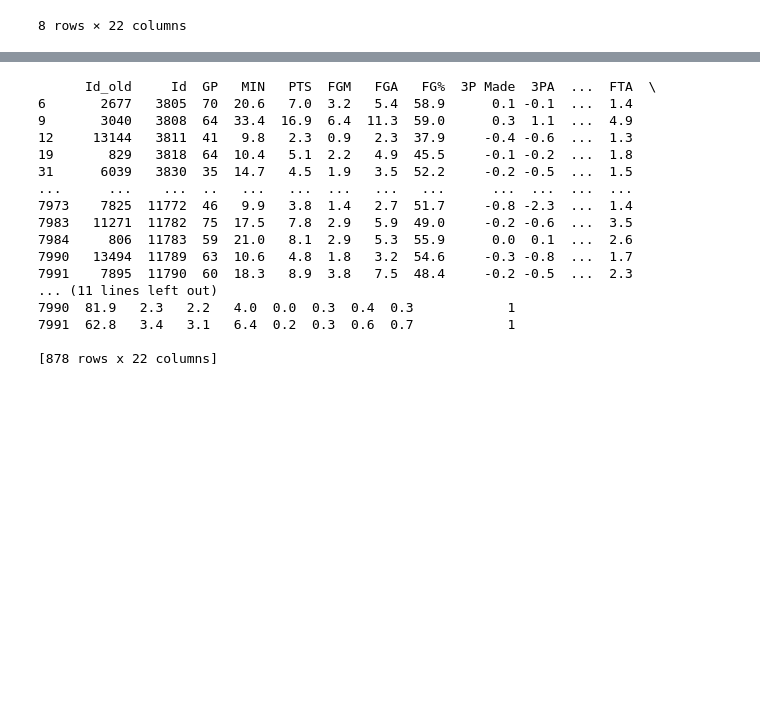
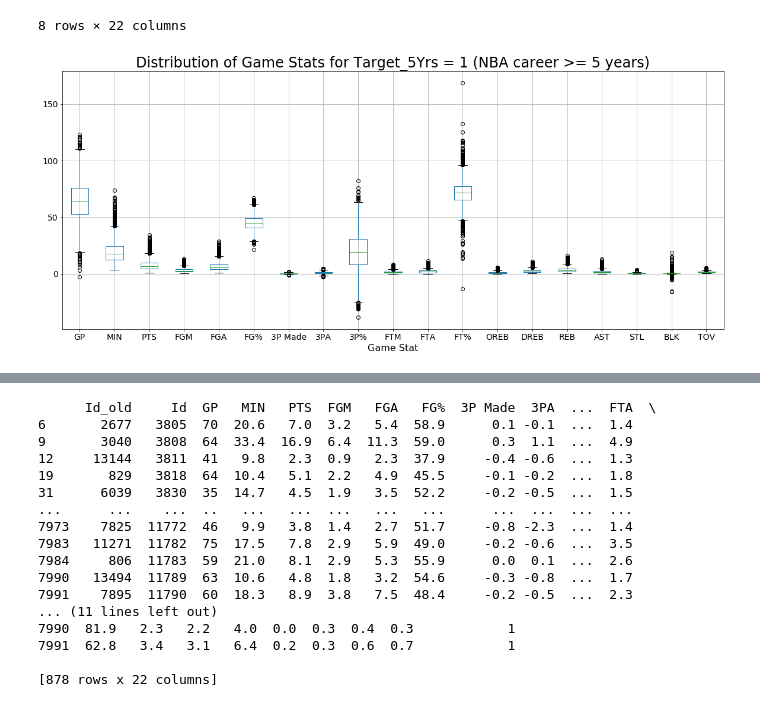
Before and after one commit to Reasmey/adsi_group2leftfeet, a Jupyter notebook: notebooks/EDA_features.ipynb, the cells around one changed output, grey strips where cells are left out. Cells and saved outputs as stored; diff of their text form; code cells hidden in the pictures; blank space fills up the shorter version.

Commit message:
charts for report

```diff
--- a/notebooks/EDA_features.ipynb
+++ b/notebooks/EDA_features.ipynb
@@ -137,3 +129,25 @@ df_zero.describe()
 | 75% | 10135.500000 | 9695.000000 | 64.000000 | 18.800000 | 7.100000 | 2.700000 | 6.300000 | 46.500000 | 0.500000 | 1.500000 | ... | ... |
 | max | 13788.000000 | 11793.000000 | 107.000000 | 51.400000 | 25.000000 | 9.800000 | 21.000000 | 65.300000 | 1.600000 | 4.600000 | ... | ... |
 8 rows × 22 columns
+# %%
+# plot the distribution of class 1 variables
+boxplot_one = df_one.boxplot(column=['GP', 'MIN', 'PTS','FGM','FGA','FG%','3P Made','3PA', '3P%','FTM','FTA','FT%','OREB','DREB','REB','AST','STL','BLK','TOV'], figsize = (20,8), )
+boxplot_one.axes.set_title("Distribution of Game Stats for Target_5Yrs = 1 (NBA career >= 5 years)",
+                    fontsize=24)
+
+boxplot_one.set_xlabel("Game Stat",
+                fontsize=16)
+
+#boxplot_zero.set_ylabel("Life Expectancy",
+                #fontsize=14)
+boxplot_one.tick_params(labelsize=14)
+
+# output file name
+plot_file_name="../docs/boxplot_target1.png"
+
+# save as jpeg
+# boxplot_one.figure.savefig(plot_file_name,
+#                     format='png',
+#                     dpi=400)
+# %% [output]
+[figure, added]
```
Also changed, not shown: parts of 6 cells of this notebook, 3 other files.
